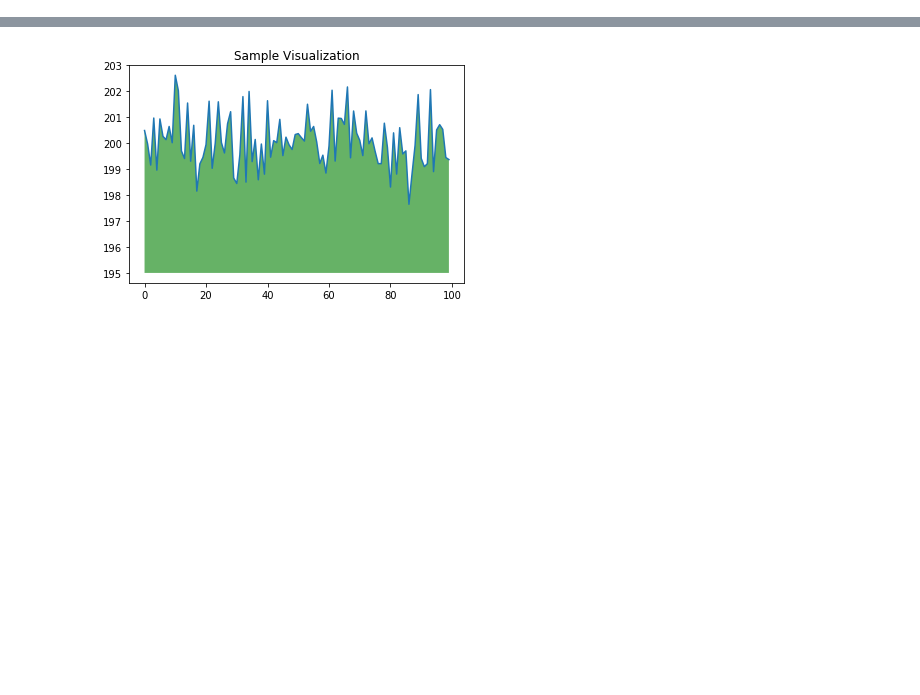
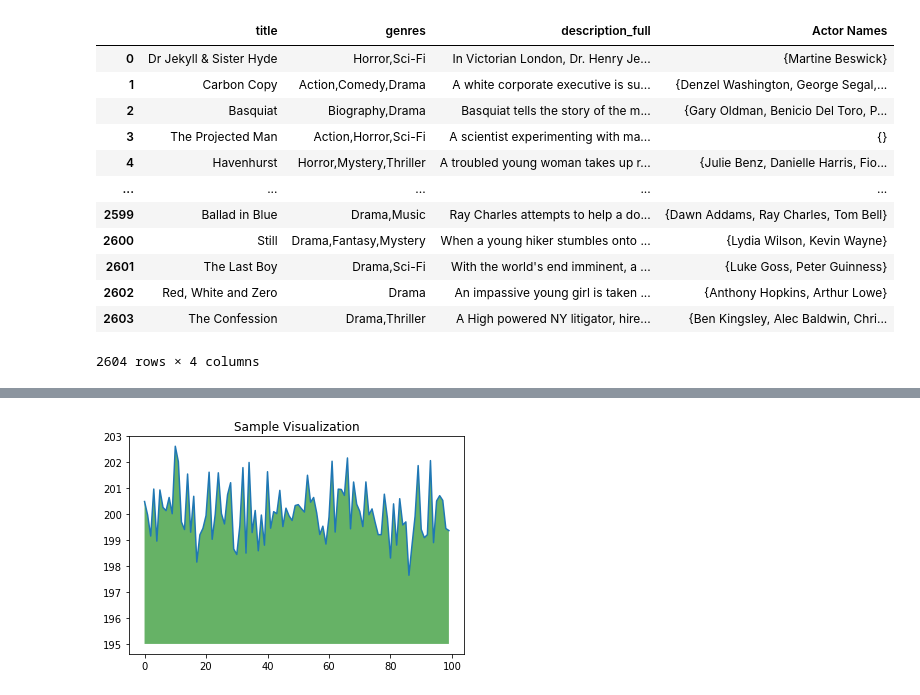
Before and after one commit to AymanKamran/Google-DevFest2020-Toronto, a Jupyter notebook: Solution_Notebook.ipynb, the cells around one changed output, grey strips where cells are left out. Cells and saved outputs as stored; diff of their text form; code cells hidden in the pictures; blank space fills up the shorter version.

```diff
--- a/Solution_Notebook.ipynb
+++ b/Solution_Notebook.ipynb
@@ -37,0 +129,16 @@ Colab notebooks are Jupyter notebooks that are hosted by Colab. To learn more ab
+# %%
+validation
+# %% [output]
+|  | title | genres | description_full | Actor Names |
+| 0 | Dr Jekyll & Sister Hyde | Horror,Sci-Fi | In Victorian London, Dr. Henry Je... | {Martine Beswick} |
+| 1 | Carbon Copy | Action,Comedy,Drama | A white corporate executive is su... | {Denzel Washington, George Segal,... |
+| 2 | Basquiat | Biography,Drama | Basquiat tells the story of the m... | {Gary Oldman, Benicio Del Toro, P... |
+| 3 | The Projected Man | Action,Horror,Sci-Fi | A scientist experimenting with ma... | {} |
+| 4 | Havenhurst | Horror,Mystery,Thriller | A troubled young woman takes up r... | {Julie Benz, Danielle Harris, Fio... |
+| ... | ... | ... | ... | ... |
+| 2599 | Ballad in Blue | Drama,Music | Ray Charles attempts to help a do... | {Dawn Addams, Ray Charles, Tom Bell} |
+| 2600 | Still | Drama,Fantasy,Mystery | When a young hiker stumbles onto ... | {Lydia Wilson, Kevin Wayne} |
+| 2601 | The Last Boy | Drama,Sci-Fi | With the world's end imminent, a ... | {Luke Goss, Peter Guinness} |
+| 2602 | Red, White and Zero | Drama | An impassive young girl is taken ... | {Anthony Hopkins, Arthur Lowe} |
+| 2603 | The Confession | Drama,Thriller | A High powered NY litigator, hire... | {Ben Kingsley, Alec Baldwin, Chri... |
+2604 rows × 4 columns
```
Also changed, not shown: parts of 23 cells of this notebook.
